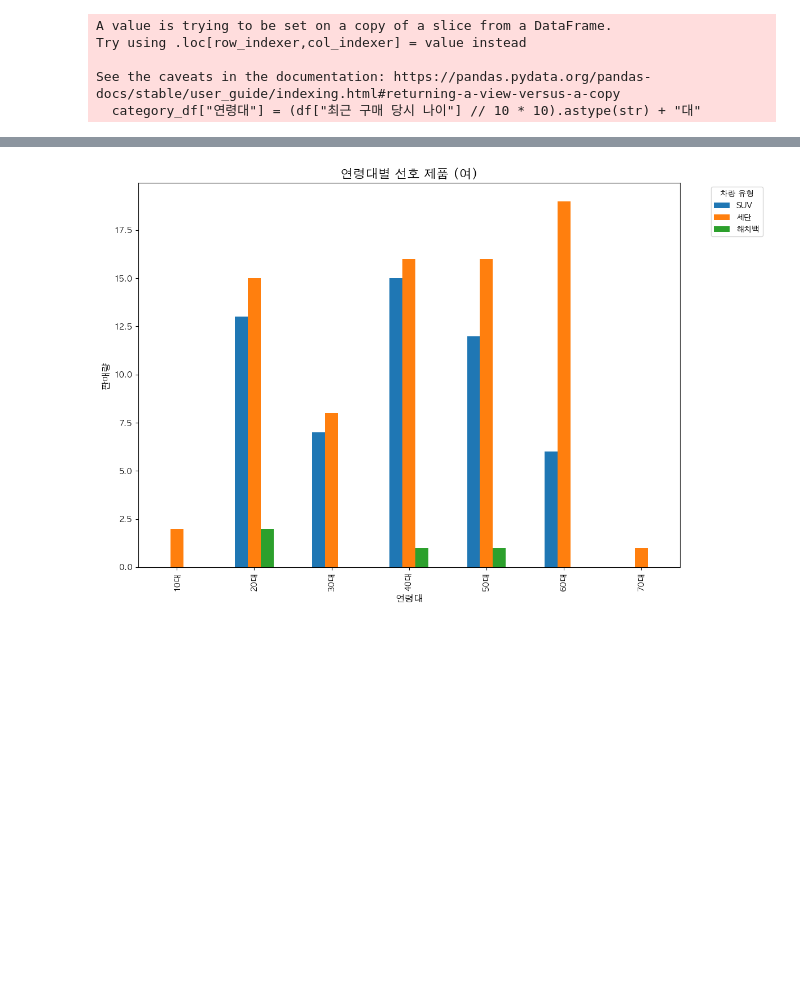
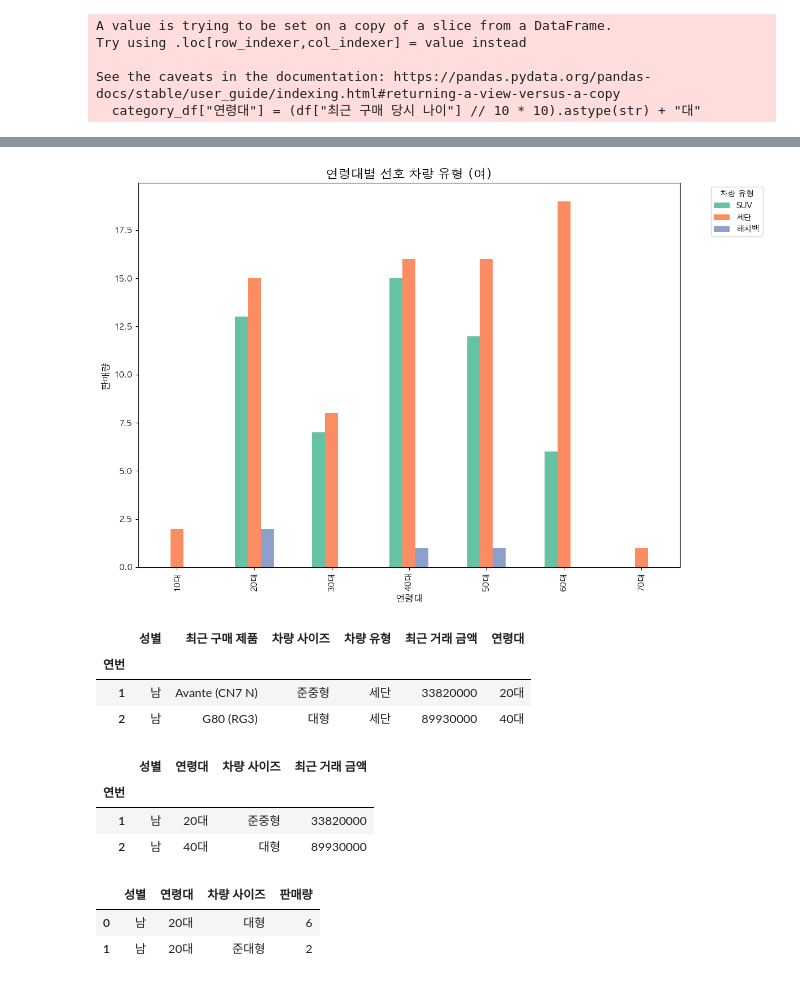
Before and after one commit to codekookiz/mini-project-1, a Jupyter notebook: data_analysis/category_gender.ipynb, the cells around one changed output, grey strips where cells are left out. Drawn from its saved outputs; the diff is of its cells as text; code cells hidden in the pictures; blank space fills up the shorter version.

```diff
--- a/data_analysis/category_gender.ipynb
+++ b/data_analysis/category_gender.ipynb
@@ -64,2 +67,2 @@ See the caveats in the documentation: https://pandas.pydata.org/pandas-docs/stab
 # %%
-result=category_df.groupby(["성별","연령대","차량 유형"])[["차량 사이즈"]].count().reset_index()
+type_df=category_df.groupby(["성별","연령대","차량 유형"])[["최근 거래 금액"]].count().reset_index()
@@ -101,0 +69,2 @@ plt.show()
+# %%
+type_df=type_df.rename(columns={"최근 거래 금액":"판매량"})
@@ -126,14 +106,3 @@ plt.show()
 
 # SUV 선호도는 비교적 고른 분포를 보임
 # 이유가 뭘까?
-# %%
-import pandas as pd
-import matplotlib.pyplot as plt
-import seaborn as sb
-import matplotlib
-
-# 한글 폰트 설정 (운영체제에 맞는 폰트를 설정)
-matplotlib.rcParams['font.family'] = 'AppleGothic'  # Mac 사용자
-# matplotlib.rcParams['font.family'] = 'Malgun Gothic'  # Windows 사용자
-# matplotlib.rcParams['font.family'] = 'NanumGothic'  # Linux 사용자
-matplotlib.rcParams['axes.unicode_minus'] = False  # 마이너스 기호 깨짐 방지
@@ -164,0 +109,2 @@ result_Wm
+# %%
+type_female=type_df[type_df["성별"]=="여"]
@@ -165,23 +130,26 @@ result_Wm
 # %%
 # 연령대와 제품별 판매량 합산
-df_pivot = result_Wm.pivot_table(index='연령대', columns='차량 유형', values='판매량', aggfunc='sum', fill_value=0)
+df_pivot = type_female.pivot_table(index='연령대', columns='차량 유형', values='판매량', aggfunc='sum', fill_value=0)
 
-# 스택형 막대 그래프 그리기
-ax = df_pivot.plot(kind='bar', figsize=(12, 8))
+# 색상 설정 (Seaborn 팔레트 사용)
+colors = sb.color_palette("Set2", n_colors=len(df_pivot.columns))
+
+# 스택형 막대 그래프 그리기 (색상 적용)
+ax = df_pivot.plot(kind='bar', figsize=(12, 8), color=colors)  # color=colors 추가
 
 # 그래프 제목과 레이블 설정
-ax.set_title('연령대별 선호 제품 (여)', fontsize=16)
+ax.set_title('연령대별 선호 차량 유형 (여)', fontsize=16)
 ax.set_xlabel('연령대', fontsize=12)
 ax.set_ylabel('판매량', fontsize=12)
 
 # 범례 설정
 plt.legend(title='차량 유형', bbox_to_anchor=(1.05, 1), loc='upper left')
 
 # 그래프 표시
 plt.tight_layout()
 plt.show()
 # %% [output]
-[figure, old version]
+[figure, new version]
 # %%
 # 남성과 비슷하게 전반적으로 세단 선호도가 두드러짐
 
@@ -198,0 +169,7 @@ plt.show()
+# %%
+category_df.head(2)
+# %% [output]
+|  | 성별 | 최근 구매 제품 | 차량 사이즈 | 차량 유형 | 최근 거래 금액 | 연령대 |
+| 연번 |  |  |  |  |  |  |
+| 1 | 남 | Avante (CN7 N) | 준중형 | 세단 | 33820000 | 20대 |
+| 2 | 남 | G80 (RG3) | 대형 | 세단 | 89930000 | 40대 |
@@ -198,0 +179,7 @@ plt.show()
+# %%
+size_df.head(2)
+# %% [output]
+|  | 성별 | 연령대 | 차량 사이즈 | 최근 거래 금액 |
+| 연번 |  |  |  |  |
+| 1 | 남 | 20대 | 준중형 | 33820000 |
+| 2 | 남 | 40대 | 대형 | 89930000 |
@@ -198,0 +195,6 @@ plt.show()
+# %%
+size_man.head(2)
+# %% [output]
+|  | 성별 | 연령대 | 차량 사이즈 | 판매량 |
+| 0 | 남 | 20대 | 대형 | 6 |
+| 1 | 남 | 20대 | 준대형 | 2 |
```
Also changed, not shown: parts of 22 cells of this notebook.
